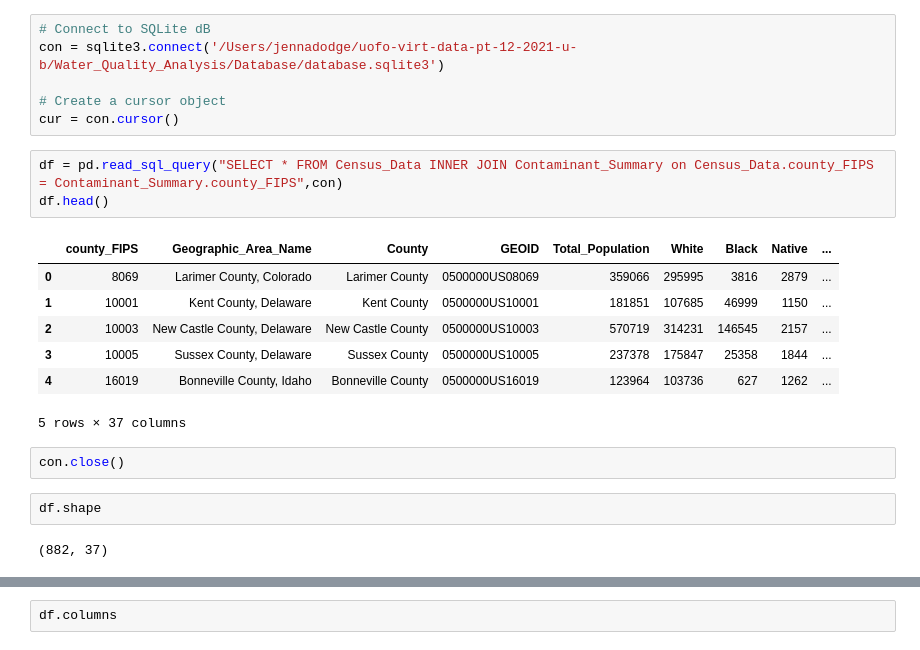
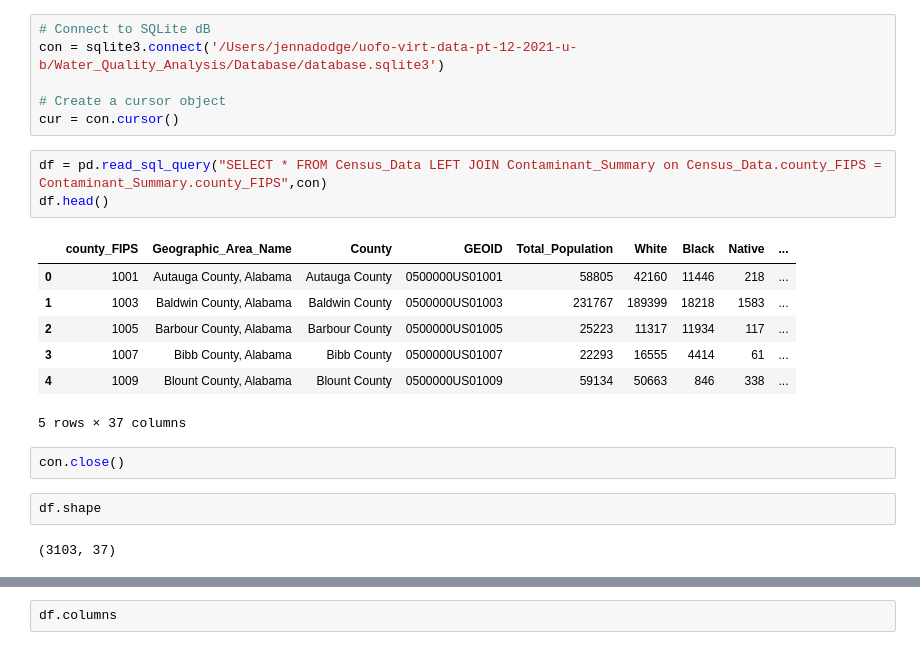
Before and after one commit to jonathantree/Water_Quality_Analysis, a Jupyter notebook: Census_Data_Cleaning/Eliminating_Outliers.ipynb, the cells around one changed output, grey strips where cells are left out. Cells and saved outputs as stored; diff of their text form.

```diff
--- a/Census_Data_Cleaning/Eliminating_Outliers.ipynb
+++ b/Census_Data_Cleaning/Eliminating_Outliers.ipynb
@@ -14,19 +14,19 @@ con = sqlite3.connect('/Users/jennadodge/uofo-virt-data-pt-12-2021-u-b/Water_Qua
 # Create a cursor object
 cur = con.cursor()
 # %%
-df = pd.read_sql_query("SELECT * FROM Census_Data INNER JOIN Contaminant_Summary on Census_Data.county_FIPS = Contaminant_Summary.county_FIPS",con)
+df = pd.read_sql_query("SELECT * FROM Census_Data LEFT JOIN Contaminant_Summary on Census_Data.county_FIPS = Contaminant_Summary.county_FIPS",con)
 df.head()
 # %% [output]
 |  | county_FIPS | Geographic_Area_Name | County | GEOID | Total_Population | White | Black | Native | ... |
-| 0 | 8069 | Larimer County, Colorado | Larimer County | 0500000US08069 | 359066 | 295995 | 3816 | 2879 | ... |
-| 1 | 10001 | Kent County, Delaware | Kent County | 0500000US10001 | 181851 | 107685 | 46999 | 1150 | ... |
-| 2 | 10003 | New Castle County, Delaware | New Castle County | 0500000US10003 | 570719 | 314231 | 146545 | 2157 | ... |
-| 3 | 10005 | Sussex County, Delaware | Sussex County | 0500000US10005 | 237378 | 175847 | 25358 | 1844 | ... |
-| 4 | 16019 | Bonneville County, Idaho | Bonneville County | 0500000US16019 | 123964 | 103736 | 627 | 1262 | ... |
+| 0 | 1001 | Autauga County, Alabama | Autauga County | 0500000US01001 | 58805 | 42160 | 11446 | 218 | ... |
+| 1 | 1003 | Baldwin County, Alabama | Baldwin County | 0500000US01003 | 231767 | 189399 | 18218 | 1583 | ... |
+| 2 | 1005 | Barbour County, Alabama | Barbour County | 0500000US01005 | 25223 | 11317 | 11934 | 117 | ... |
+| 3 | 1007 | Bibb County, Alabama | Bibb County | 0500000US01007 | 22293 | 16555 | 4414 | 61 | ... |
+| 4 | 1009 | Blount County, Alabama | Blount County | 0500000US01009 | 59134 | 50663 | 846 | 338 | ... |
 5 rows × 37 columns
 # %%
 con.close()
 # %%
 df.shape
 # %% [output]
-(882, 37)
+(3103, 37)
```
Also changed, not shown: parts of 13 cells of this notebook, 8 other files.
